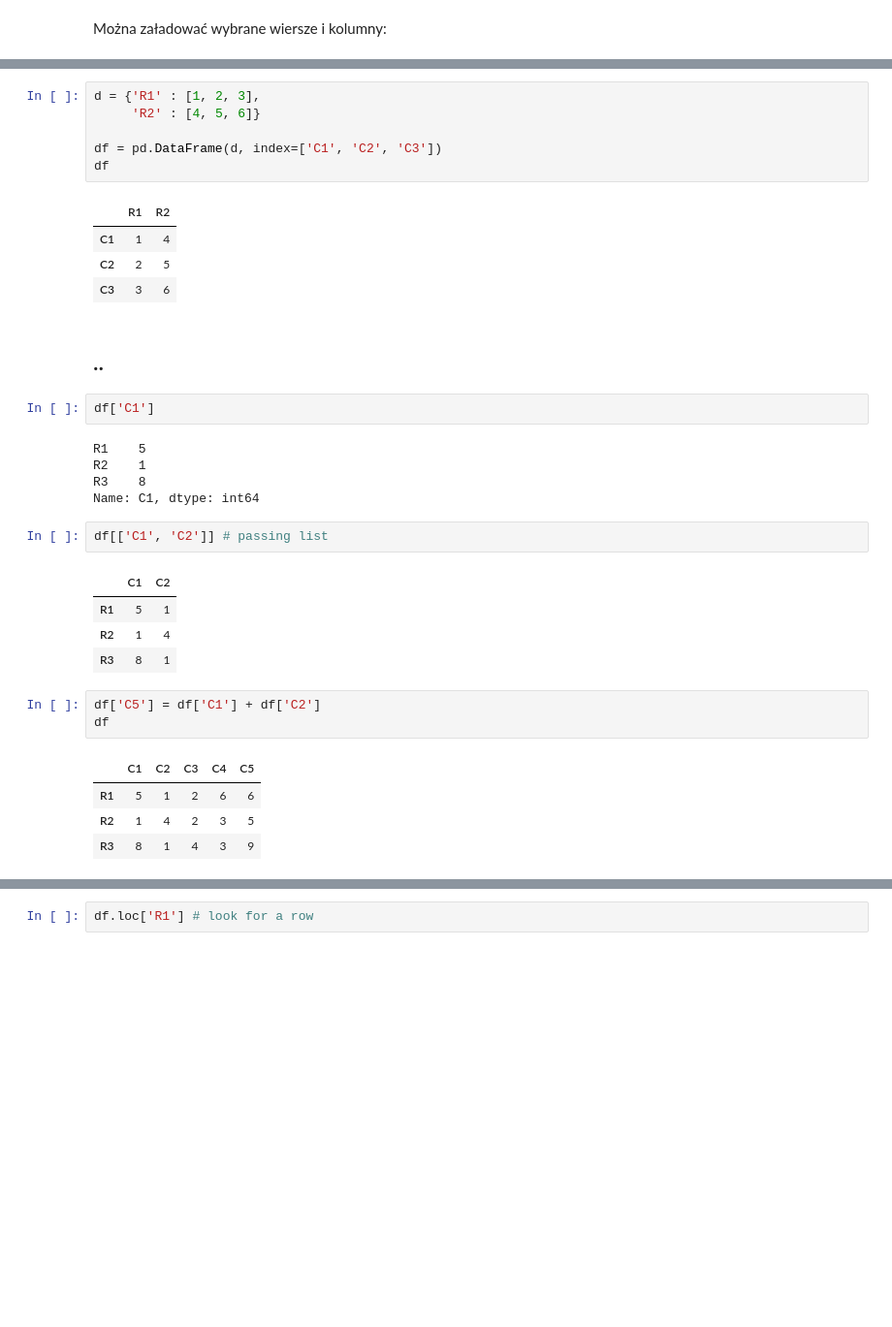
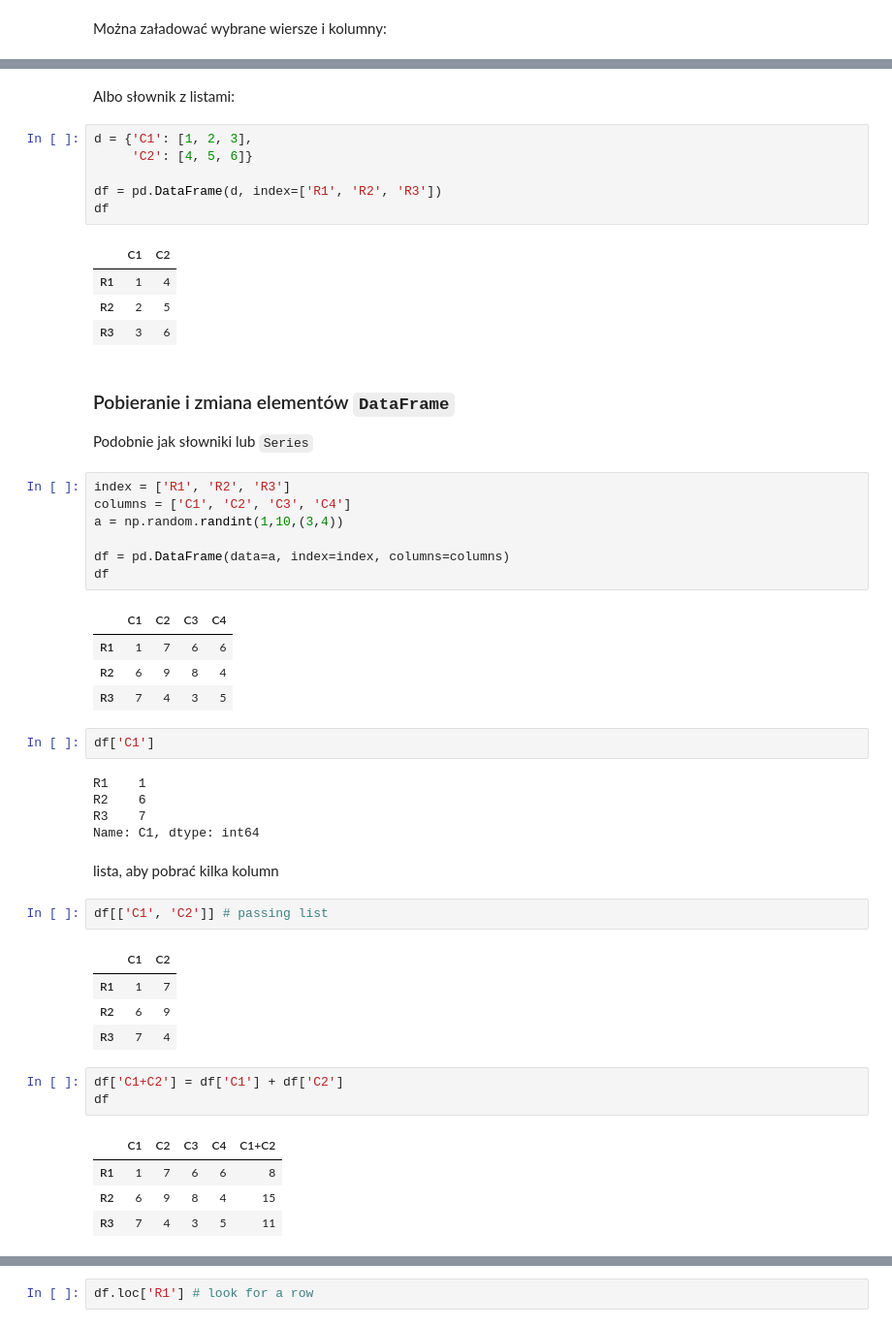
Before and after one commit to trypuz/ai_dla_kazdego, a Jupyter notebook: data_science_dla_kazdego/pandas.ipynb, the cells around one changed output, grey strips where cells are left out. Shown at 97% size. Saved outputs shown, nothing was run; the diff lists cells and outputs as text; blank space fills up the shorter version.

```diff
--- a/data_science_dla_kazdego/pandas.ipynb
+++ b/data_science_dla_kazdego/pandas.ipynb
@@ -220,36 +226,54 @@ df
+# %% [markdown]
+Albo słownik z listami:
 # %%
-d = {'R1' : [1, 2, 3],
-     'R2' : [4, 5, 6]}
+d = {'C1': [1, 2, 3],
+     'C2': [4, 5, 6]}
 
-df = pd.DataFrame(d, index=['C1', 'C2', 'C3'])
+df = pd.DataFrame(d, index=['R1', 'R2', 'R3'])
 df
 # %% [output]
-|  | R1 | R2 |
-| C1 | 1 | 4 |
-| C2 | 2 | 5 |
-| C3 | 3 | 6 |
+|  | C1 | C2 |
+| R1 | 1 | 4 |
+| R2 | 2 | 5 |
+| R3 | 3 | 6 |
-# %% [markdown]
-## ..
+# %% [markdown]
+### Pobieranie i zmiana elementów `DataFrame`
+
+Podobnie jak słowniki lub `Series`
+# %%
+index = ['R1', 'R2', 'R3']
+columns = ['C1', 'C2', 'C3', 'C4']
+a = np.random.randint(1,10,(3,4))
+
+df = pd.DataFrame(data=a, index=index, columns=columns)
+df
+# %% [output]
+|  | C1 | C2 | C3 | C4 |
+| R1 | 1 | 7 | 6 | 6 |
+| R2 | 6 | 9 | 8 | 4 |
+| R3 | 7 | 4 | 3 | 5 |
 # %%
 df['C1']
 # %% [output]
-R1    5
-R2    1
-R3    8
+R1    1
+R2    6
+R3    7
 Name: C1, dtype: int64
+# %% [markdown]
+lista, aby pobrać kilka kolumn
 # %%
 df[['C1', 'C2']] # passing list
 # %% [output]
 |  | C1 | C2 |
-| R1 | 5 | 1 |
-| R2 | 1 | 4 |
-| R3 | 8 | 1 |
+| R1 | 1 | 7 |
+| R2 | 6 | 9 |
+| R3 | 7 | 4 |
 # %%
-df['C5'] = df['C1'] + df['C2']
+df['C1+C2'] = df['C1'] + df['C2']
 df
 # %% [output]
-|  | C1 | C2 | C3 | C4 | C5 |
-| R1 | 5 | 1 | 2 | 6 | 6 |
-| R2 | 1 | 4 | 2 | 3 | 5 |
-| R3 | 8 | 1 | 4 | 3 | 9 |
+|  | C1 | C2 | C3 | C4 | C1+C2 |
+| R1 | 1 | 7 | 6 | 6 | 8 |
+| R2 | 6 | 9 | 8 | 4 | 15 |
+| R3 | 7 | 4 | 3 | 5 | 11 |
 # %%
```
Also changed, not shown: parts of 13 cells of this notebook.
